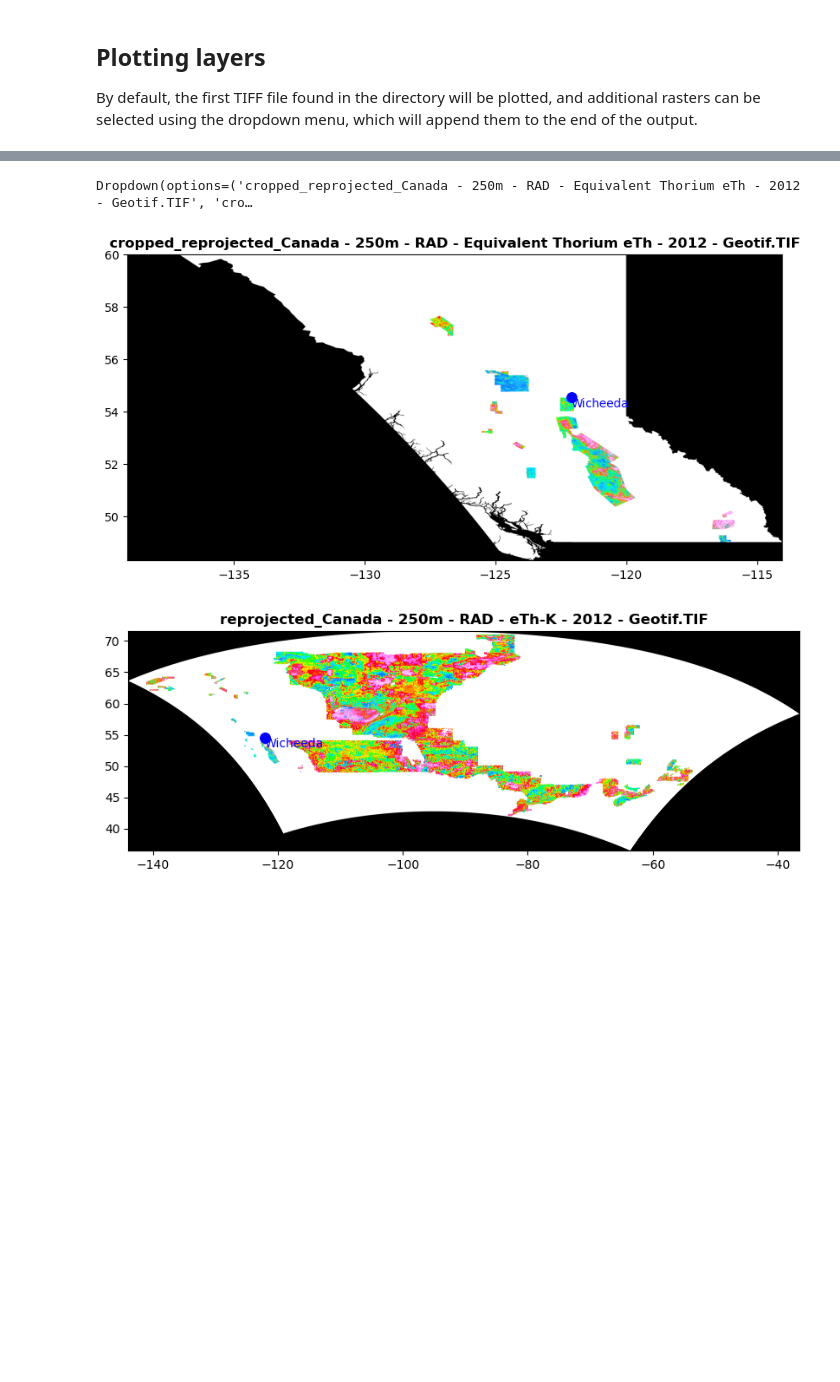
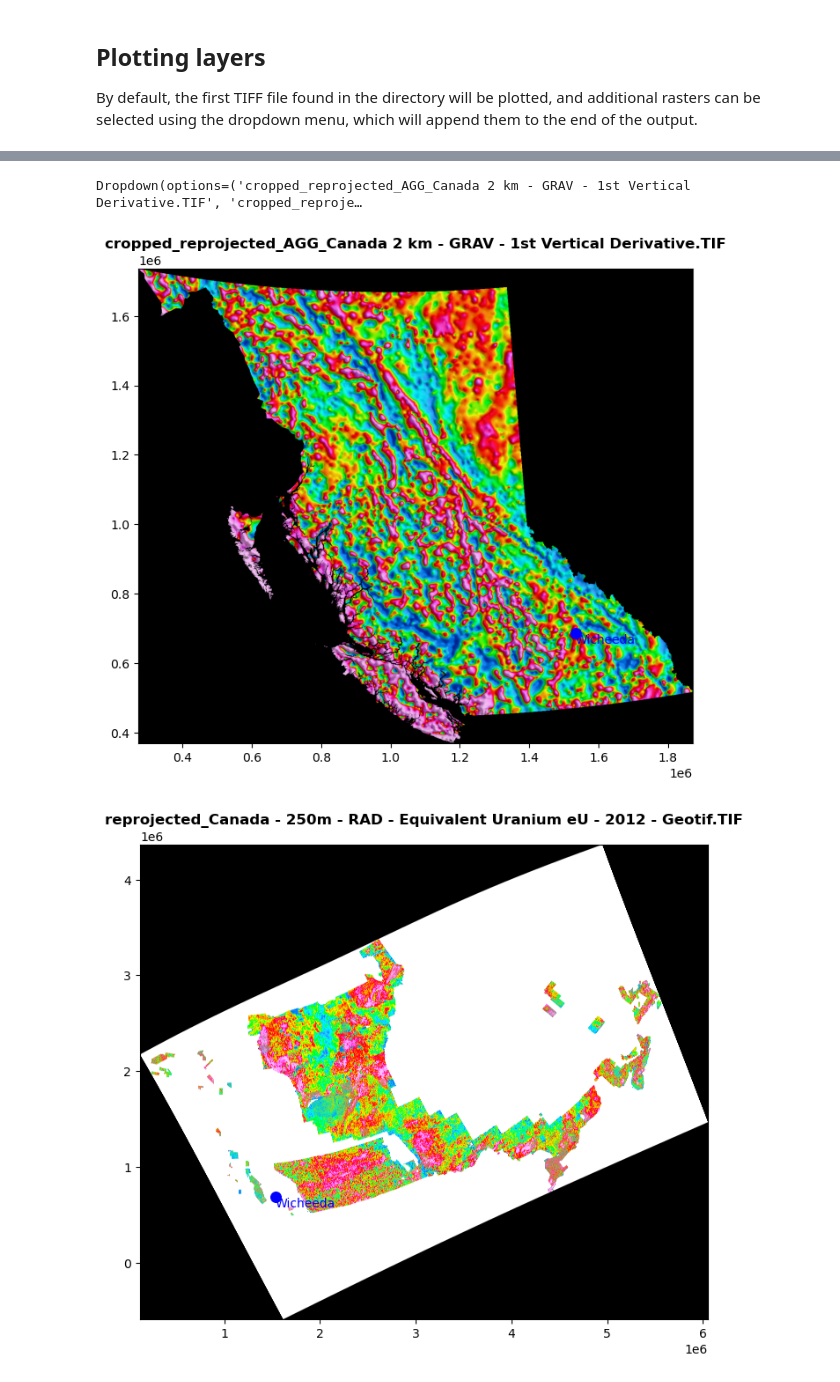
Before and after one commit to cvillarragamo/Tech_Treasures_Challenge, a Jupyter notebook: 1_Data_Collection_Cleaning.ipynb, the cells around one changed output, grey strips where cells are left out. Saved outputs shown, nothing was run; the diff lists cells and outputs as text; code cells hidden in the pictures; blank space fills up the shorter version.

Commit message:
change crs + rasters + buffer

```diff
--- a/1_Data_Collection_Cleaning.ipynb
+++ b/1_Data_Collection_Cleaning.ipynb
@@ -83,7 +100,8 @@ The datasets used in this section are specifically tailored for British Columbia
 # %%
 bc= read_shapefile('datasets\shp\originals\BC_bedrock_ll83.shp')
-bc=check_transform_crs(bc)
-bc.head(1).iloc[:,10:20]
+bc=check_transform_crs(bc, 'EPSG:3153')
+bc.drop(columns=['upid','gid','area_m2','period','era','strat_age','strat_name','gp_suite','fm_lithodm', 'mem_phase','rk_char', 'unit_desc','terrane', 'basin', 'basin_age', 'project', 'src_url', 'src_ref_s','map_comp', 'edit_date', 'pub_org'], inplace=True)
+bc.head(1)
 # %% [output]
 Shapefile loaded with 35424 records
 Columns: 28
@@ -155,6 +165,0 @@ Given that a transformation has taken place, it is necessary to save this new Ge
-# %%
-bc_rocks=bc.dissolve(by='rock_class')
-bc_rocks.reset_index(inplace=True)
-#Intersect CM points with BC polygons
-bc_cm=gdp.sjoin(CM,bc_rocks, how='inner', op='within')
-bc_cm.head(2)
@@ -165,0 +168,7 @@ bc_cm.head(2)
+# %%
+## This csv file has a special condition to open it correctly, so the cleaning it will be performed here
+from shapely.geometry import Point
+
+CM = pd.read_csv('datasets/MineralOccurrenceDataBC.csv', delimiter=r'[,\t]+', engine='python')
+CM=CM.applymap(lambda x: x.strip() if isinstance(x,str) else x)
+CM.head(1)
@@ -165,0 +181,14 @@ bc_cm.head(2)
+# %%
+columns= [4,5,10,19,20,21,37]
+CM_2=CM.iloc[:, columns].copy()
+
+#Convert DF to GeoDF
+geometry = [Point(xy) for xy in zip(CM['LONGITUDE'], CM['LATITUDE'])]
+gdf = gpd.GeoDataFrame(CM_2, geometry= geometry)
+gdf.set_crs(epsg=4269, inplace=True)
+gdf=check_transform_crs(gdf, 'EPSG:3153')
+print(f"GeoDataFrame created with {len(gdf)} records\nGeometry type: {gdf.geom_type.unique()}\nCRS={gdf.crs}")
+
+# #Intersect CM points with BC polygons
+bc_cm=gpd.sjoin(gdf,bc_rocks, how='inner', op='within')
+bc_cm.head(2)
@@ -355,8 +540,8 @@ By default, the first TIFF file found in the directory will be plotted, and addi
 # %%
-wicheeda = bc_cm[bc_cm['Commoditie']=='Rare earth elements']
+REE = bc_cm[bc_cm['COMMOD_C1']=='RS']
 # Example usage of the function with a directory and the point of interest loaded as GeoDataFrame
-interactive_plot_raster(r"datasets/raster/cropped_reprojected", wicheeda)
+interactive_plot_raster(r"datasets/raster/cropped_reprojected", REE)
 # %% [output]
-Dropdown(options=('cropped_reprojected_Canada - 250m - RAD - Equivalent Thorium eTh - 2012 - Geotif.TIF', 'cro…
+Dropdown(options=('cropped_reprojected_AGG_Canada 2 km - GRAV - 1st Vertical Derivative.TIF', 'cropped_reproje…
-[figure, old version]
+[figure, new version]
-[figure, old version]
+[figure, new version]
```
Also changed, not shown: parts of 38 cells of this notebook, 8 other files.
